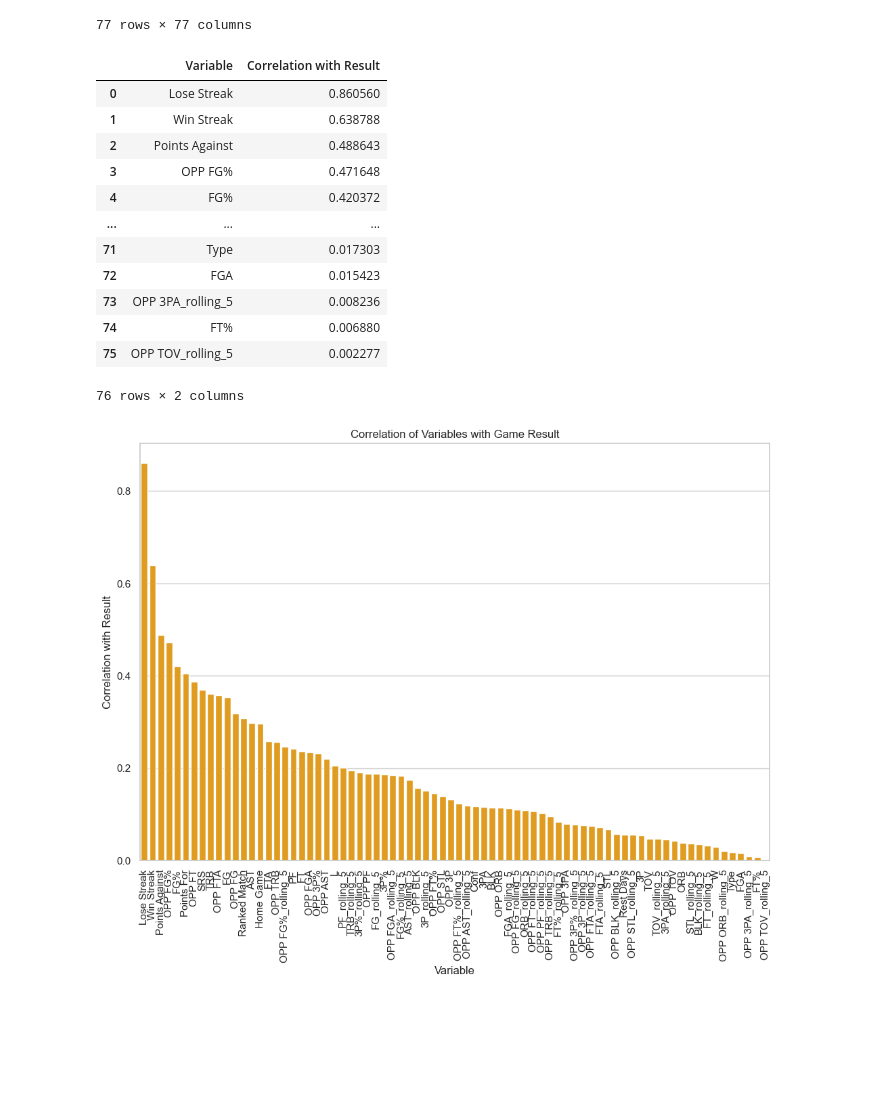
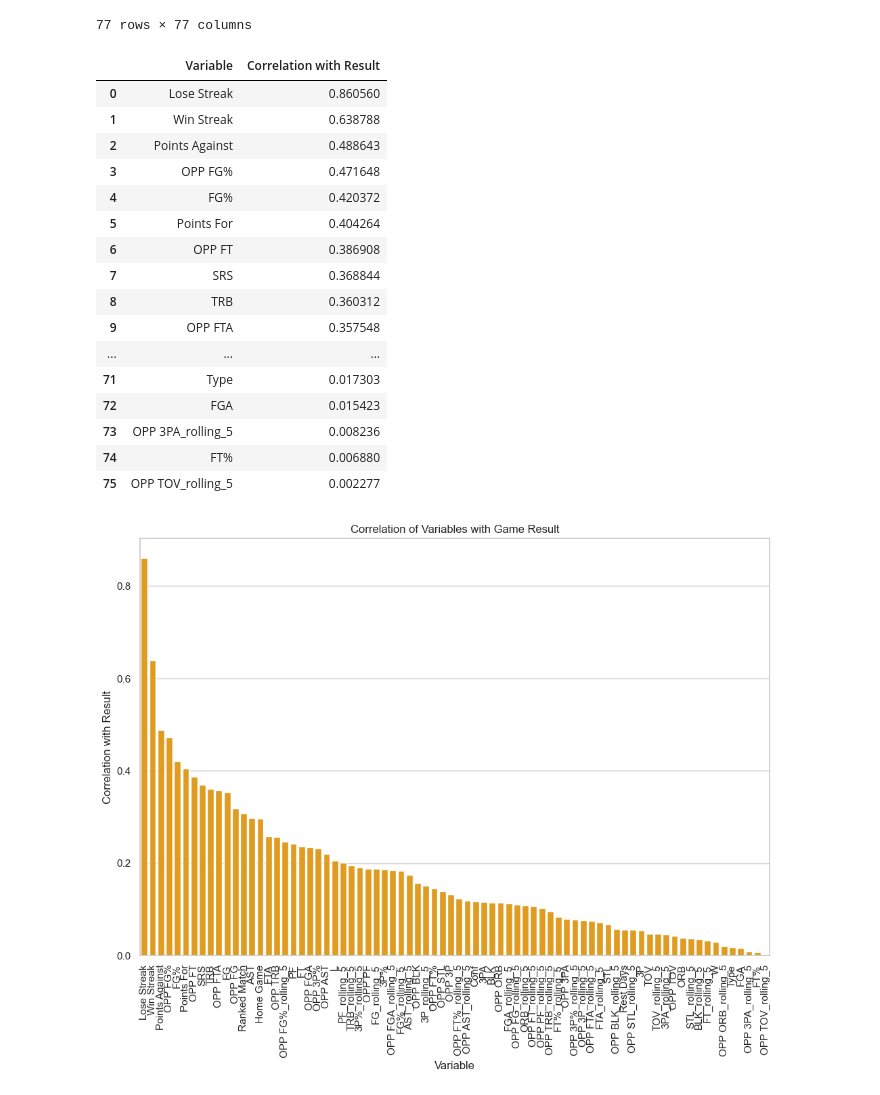
Before and after one commit to UIUC-DSC/team-townies-fa24, a Jupyter notebook: EDA.ipynb, the cells around one changed output. Cells and saved outputs as stored; diff of their text form; code cells hidden in the pictures; blank space fills up the shorter version.

```diff
--- a/EDA.ipynb
+++ b/EDA.ipynb
@@ -373,25 +373,30 @@ gl_corr
 77 rows × 77 columns
 # %%
 # The variables that have the most affect on the Result column in order
+pd.set_option('display.max_rows', None)
 result_corr = gl_corr['Result'].drop('Result')
 result_corr = result_corr.abs().sort_values(ascending=False)
 result_corr = result_corr.reset_index()
 result_corr.columns = ['Variable', 'Correlation with Result']
 result_corr
 # %% [output]
 |  | Variable | Correlation with Result |
 | 0 | Lose Streak | 0.860560 |
 | 1 | Win Streak | 0.638788 |
 | 2 | Points Against | 0.488643 |
 | 3 | OPP FG% | 0.471648 |
 | 4 | FG% | 0.420372 |
+| 5 | Points For | 0.404264 |
+| 6 | OPP FT | 0.386908 |
+| 7 | SRS | 0.368844 |
+| 8 | TRB | 0.360312 |
+| 9 | OPP FTA | 0.357548 |
 | ... | ... | ... |
 | 71 | Type | 0.017303 |
 | 72 | FGA | 0.015423 |
 | 73 | OPP 3PA_rolling_5 | 0.008236 |
 | 74 | FT% | 0.006880 |
 | 75 | OPP TOV_rolling_5 | 0.002277 |
-76 rows × 2 columns
 # %%
 # Visualization to easily view what variables had the highest correlation with result
 plt.figure(figsize=(12, 8))
```
Also changed, not shown: 1 other file.
